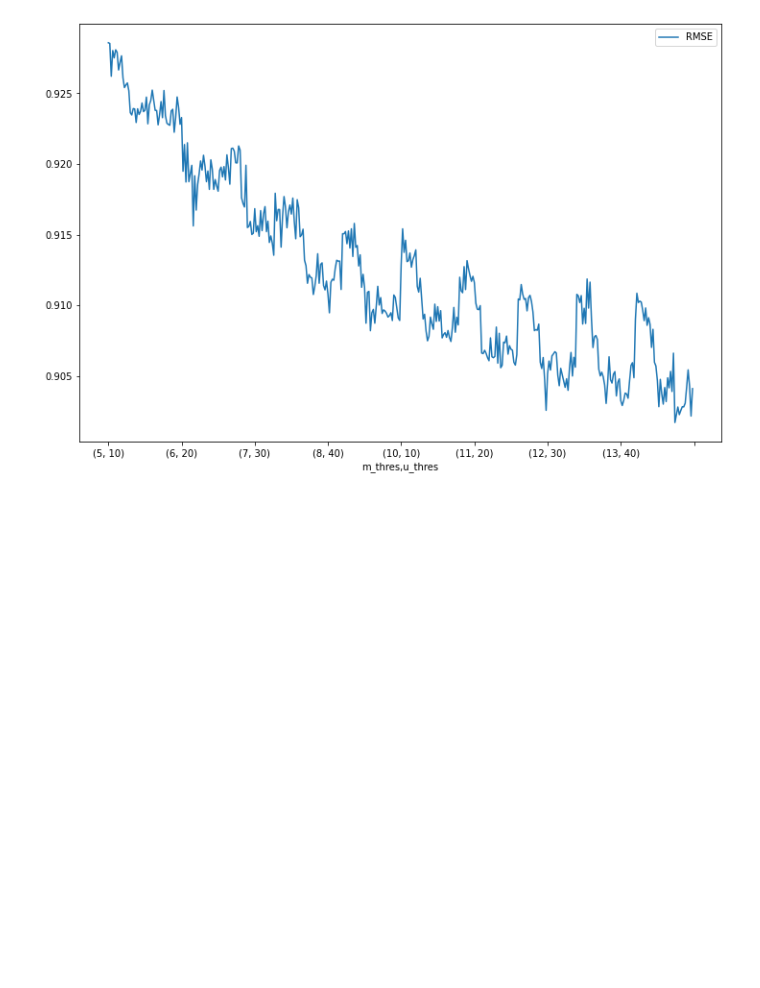
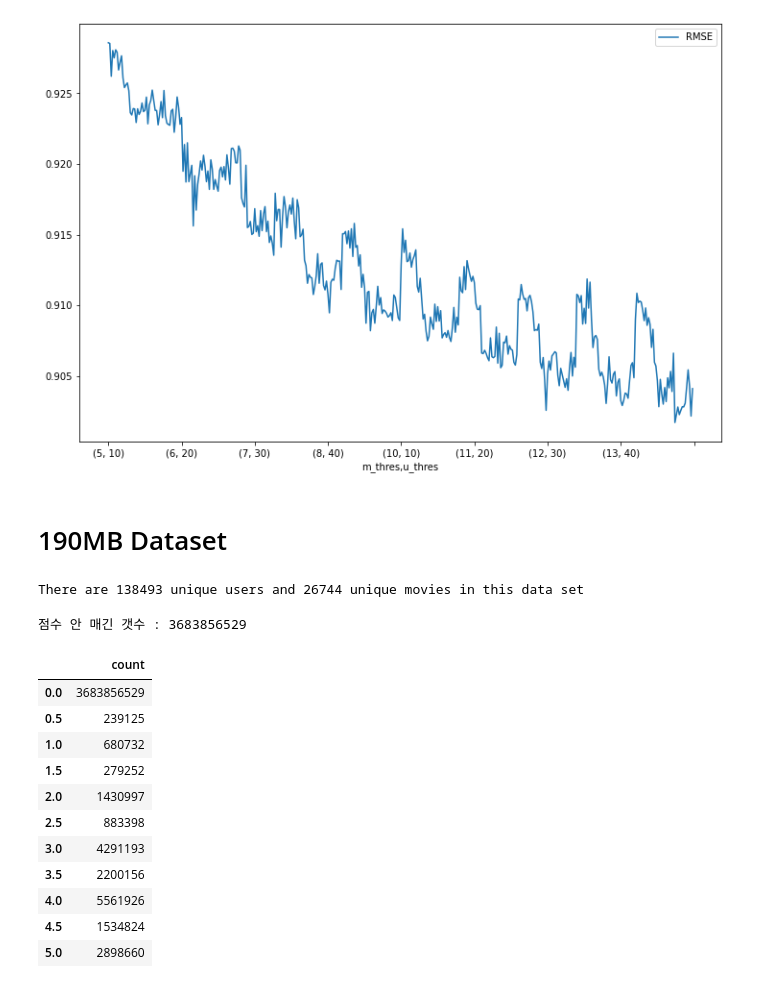
Before and after one commit to donghae0414/BigData_2020-2-, a Jupyter notebook: 20141095_files/20141095_knn_rmse.ipynb, the cells around one changed output. Drawn from its saved outputs; the diff is of its cells as text; code cells hidden in the pictures; blank space fills up the shorter version.

Commit message:
fail to load & process 190MB data

```diff
--- a/20141095_files/20141095_knn_rmse.ipynb
+++ b/20141095_files/20141095_knn_rmse.ipynb
@@ -319,3 +285,39 @@ ax = result.plot(
 )
 # %% [output]
 [figure]
+# %% [markdown]
+# 190MB Dataset
+# %%
+d_movies = pd.read_csv('/content/drive/MyDrive/Colab Notebooks/BigData_2020(2)/ml-20m/movies.csv', usecols=['movieId', 'title'])
+d_ratings = pd.read_csv('/content/drive/MyDrive/Colab Notebooks/BigData_2020(2)/ml-20m/ratings.csv', usecols=['userId', 'movieId', 'rating'])
+
+_num_users = len(d_ratings.userId.unique())
+_num_items = len(d_ratings.movieId.unique())
+print('There are {} unique users and {} unique movies in this data set'.format(_num_users, _num_items))
+# %% [output]
+There are 138493 unique users and 26744 unique movies in this data set
+# %%
+_total_cnt = _num_users * _num_items
+_rating_zero_cnt = _total_cnt - d_ratings.shape[0]
+print('점수 안 매긴 갯수 :', _rating_zero_cnt)
+
+d_ratings_cnt_tmp = pd.DataFrame(d_ratings.groupby('rating').size(), columns=['count'])
+d_ratings_cnt = d_ratings_cnt_tmp.append(
+    pd.DataFrame({'count': _rating_zero_cnt}, index=[0.0]),
+    verify_integrity=True,
+).sort_index()
+d_ratings_cnt
+# %% [output]
+점수 안 매긴 갯수 : 3683856529
+|  | count |
+| 0.0 | 3683856529 |
+| 0.5 | 239125 |
+| 1.0 | 680732 |
+| 1.5 | 279252 |
+| 2.0 | 1430997 |
+| 2.5 | 883398 |
+| 3.0 | 4291193 |
+| 3.5 | 2200156 |
+| 4.0 | 5561926 |
+| 4.5 | 1534824 |
+| 5.0 | 2898660 |
```
Also changed, not shown: parts of 9 cells of this notebook, 1 other file.
